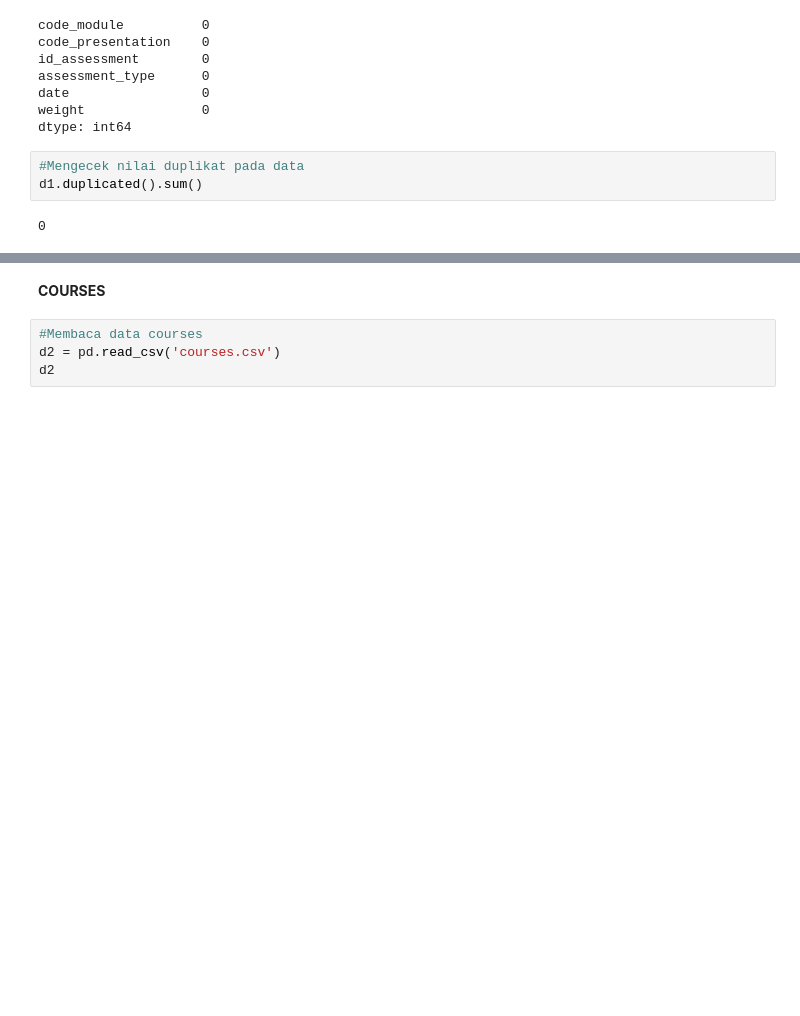
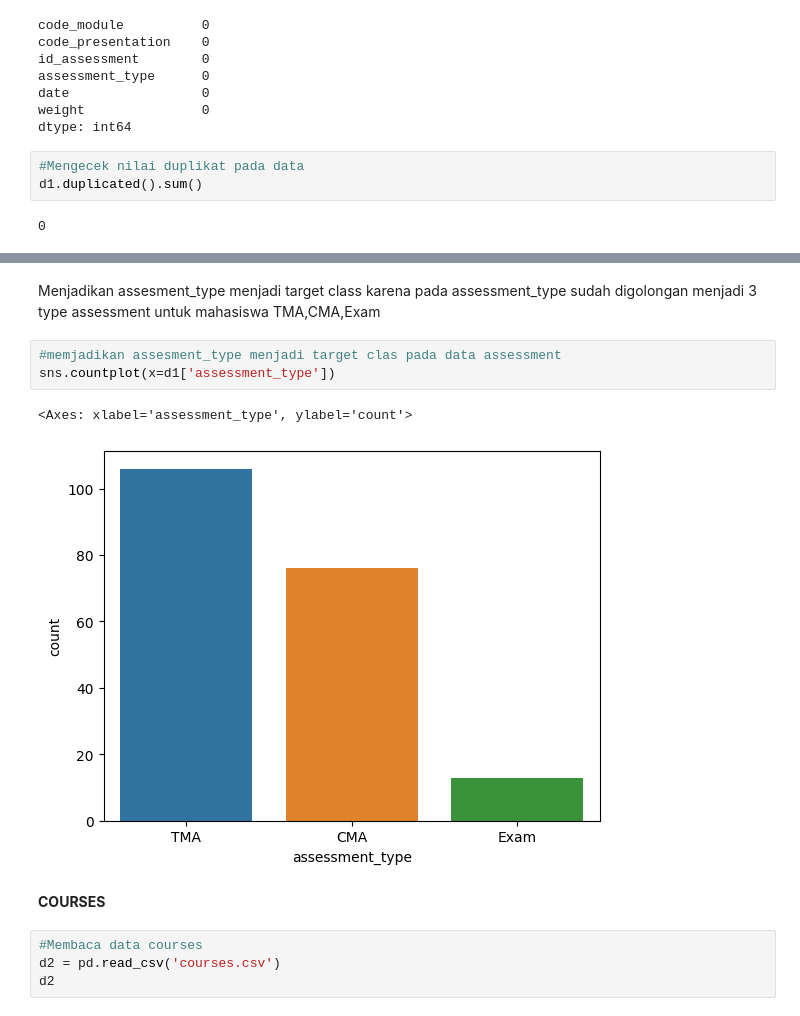
Before and after one commit to muhamadfajarr-hub/coba1, a Jupyter notebook: Analisis_big_Data.ipynb, the cells around one changed output, grey strips where cells are left out. Cells and saved outputs as stored; diff of their text form; blank space fills up the shorter version.

```diff
--- a/Analisis_big_Data.ipynb
+++ b/Analisis_big_Data.ipynb
@@ -123,3 +100,11 @@ panjang :  24
+# %% [markdown]
+Menjadikan assesment_type menjadi target class karena pada  assessment_type  sudah digolongan  menjadi 3 type assessment untuk mahasiswa TMA,CMA,Exam
+# %%
+#memjadikan assesment_type menjadi target clas pada data assessment
+sns.countplot(x=d1['assessment_type'])
+# %% [output]
+<Axes: xlabel='assessment_type', ylabel='count'>
+[figure, added]
 # %% [markdown]
 **COURSES**
 # %%
```
Also changed, not shown: parts of 31 cells of this notebook.
